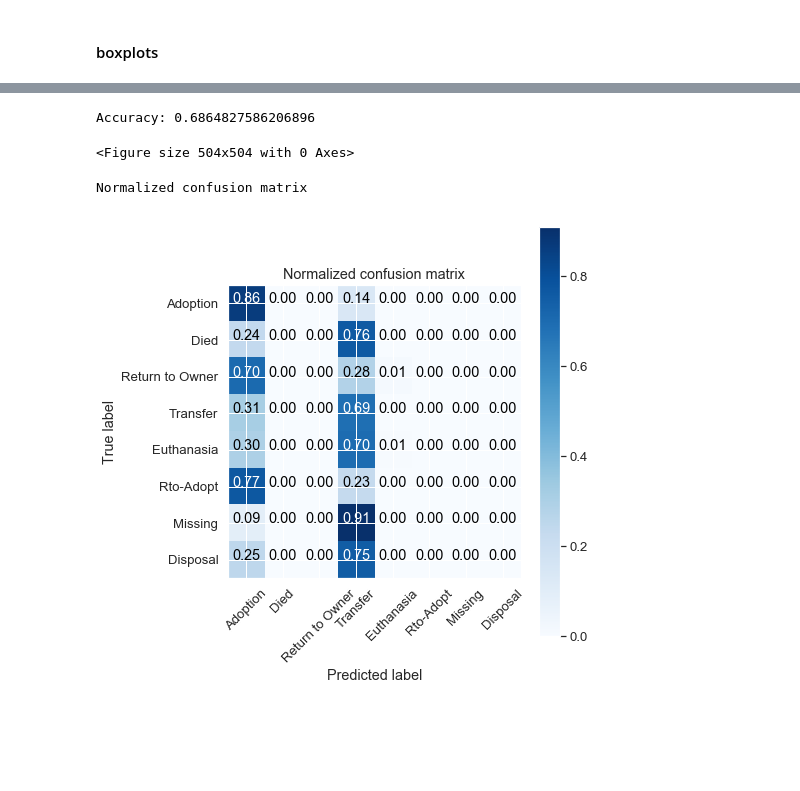
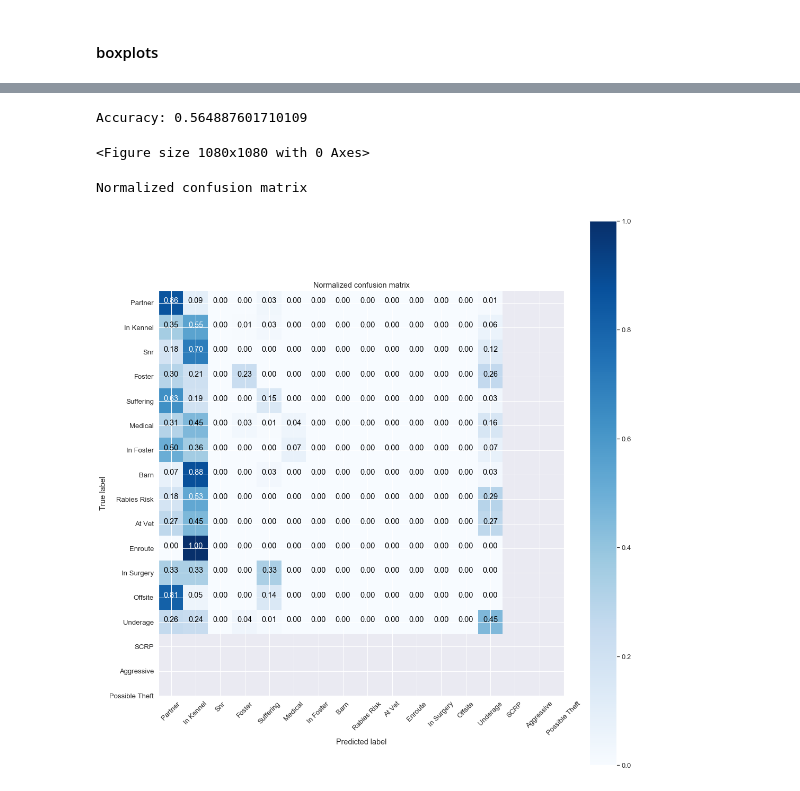
Before and after one commit to albertsaave/scs_3251_project, a Jupyter notebook: hugh-acc-shelter-cats.ipynb, the cells around one changed output, grey strips where cells are left out. Saved outputs shown, nothing was run; the diff lists cells and outputs as text; code cells hidden in the pictures; blank space fills up the shorter version.

Commit message:
hugh: add some stats stuff, more charts!

```diff
--- a/hugh-acc-shelter-cats.ipynb
+++ b/hugh-acc-shelter-cats.ipynb
@@ -226,5 +227,5 @@ cats_df.head()
 # %%
-cats_df = cats_df.drop(columns=['Period Range', 'Periods', 'sex_upon_outcome', 'outcome_subtype', 'age_upon_outcome', 'animal_type', 'breed1', 'breed2', 'coat', 'color1', 'color2', 'breed', 'name'])
+cats_df = cats_df.drop(columns=['Period Range', 'Periods', 'sex_upon_outcome', 'age_upon_outcome', 'animal_type', 'breed1', 'breed2', 'coat', 'color1', 'color2', 'breed', 'name'])
 # %%
 # make outcomes numeric
 cats_df['outcome_type'].unique()
@@ -492,6 +775,4 @@ Text(0.5, 0, 'Month')
 without_adoption_df = cats_df[~cats_df['outcome_type'].str.contains('Adoption')]
 without_adoption_df = without_adoption_df[~cats_df['outcome_type'].str.contains('Transfer')]
 # %%
-X_TRAIN = cats_df[['male', 'female', 'spayed_or_neutered', 'intact', 'Kitten', 'Cat', 'outcome_hour', 'outcome_age_(years)', 'number_of_visits']].values.tolist()
-
-X_TRAIN
+X_TRAIN = cats_df[['female', 'spayed_or_neutered', 'Kitten', 'outcome_hour', 'outcome_age_(years)', 'number_of_visits']].values.tolist()
@@ -516,5 +779,5 @@ X_TRAIN
 # %%
-Y_TRAIN, ynames = pd.factorize(cats_df['outcome_type'])
+Y_TRAIN, ynames = pd.factorize(cats_df['outcome_subtype'])
 # %%
 from sklearn.model_selection import train_test_split
 
@@ -550,6 +818,6 @@ len(X_test)
 # %%
 from sklearn.linear_model import LogisticRegression
-model = LogisticRegression()
+model = LogisticRegression(solver='lbfgs', multi_class='multinomial', max_iter=10000)
 # %%
 model.fit(X_train, y_train)
 # %% [output]
@@ -594,7 +872,7 @@ Text(32.1, 0.5, 'Truth')
 # %%
 print("Accuracy:",metrics.accuracy_score(y_test, y_predicted))
 # %% [output]
-Accuracy: 0.6864827586206896
+Accuracy: 0.564887601710109
 # %%
 import itertools
 
@@ -632,13 +910,13 @@ def plot_confusion_matrix(cm, classes,
 # %%
 sns.set(font_scale=1.2)
 
-plt.figure(figsize=(7, 7))
+plt.figure(figsize=(15, 15))
 plot_confusion_matrix(cm, classes=ynames, normalize=True, title='Normalized confusion matrix')
 
 plt.show()
 # %% [output]
-<Figure size 504x504 with 0 Axes>
+<Figure size 1080x1080 with 0 Axes>
 Normalized confusion matrix
-[figure, old version]
+[figure, new version]
 # %%
 # it looks like transfer, Rto-Adopt need better tuning....
```
Also changed, not shown: parts of 64 cells of this notebook.
